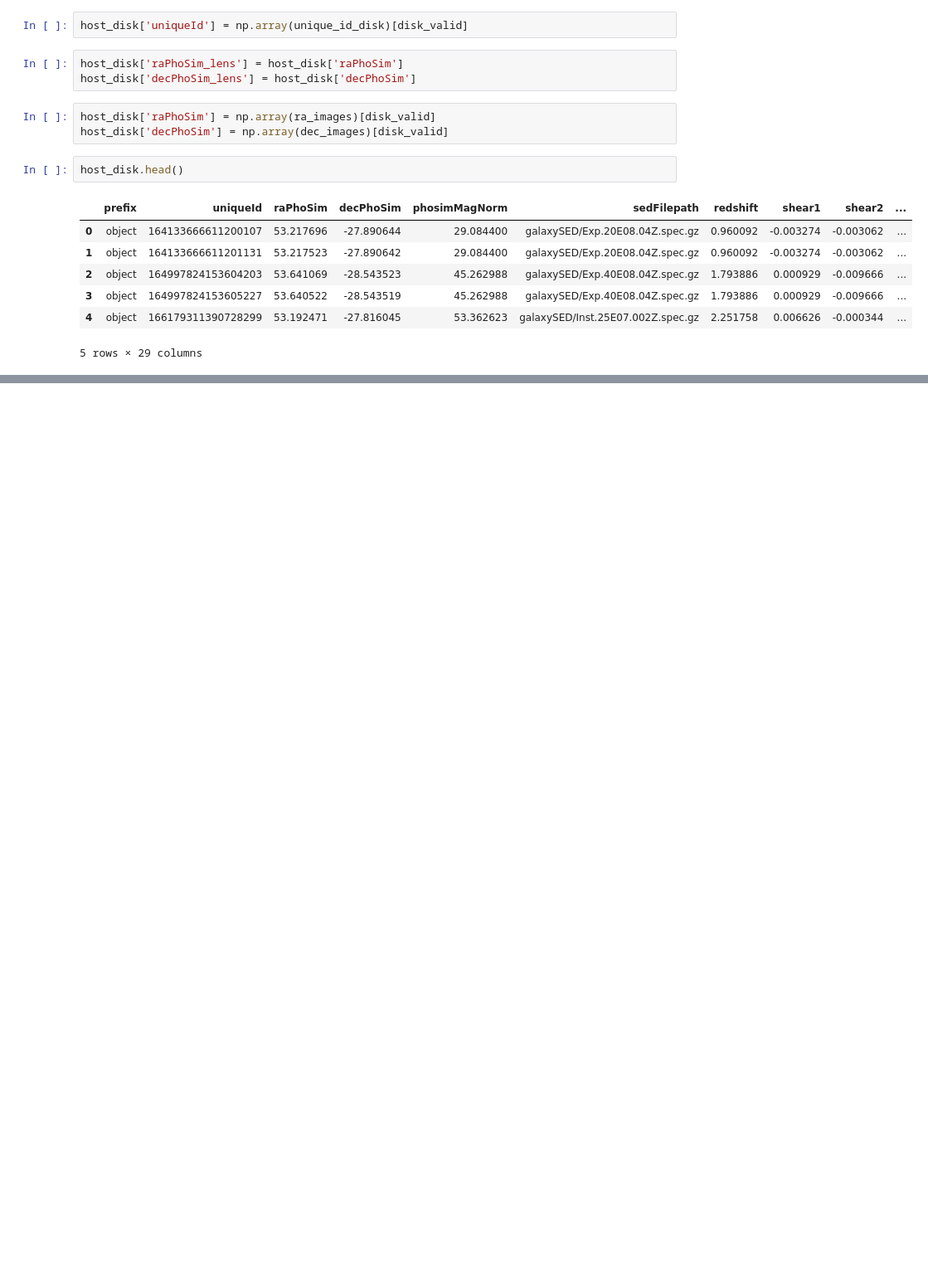
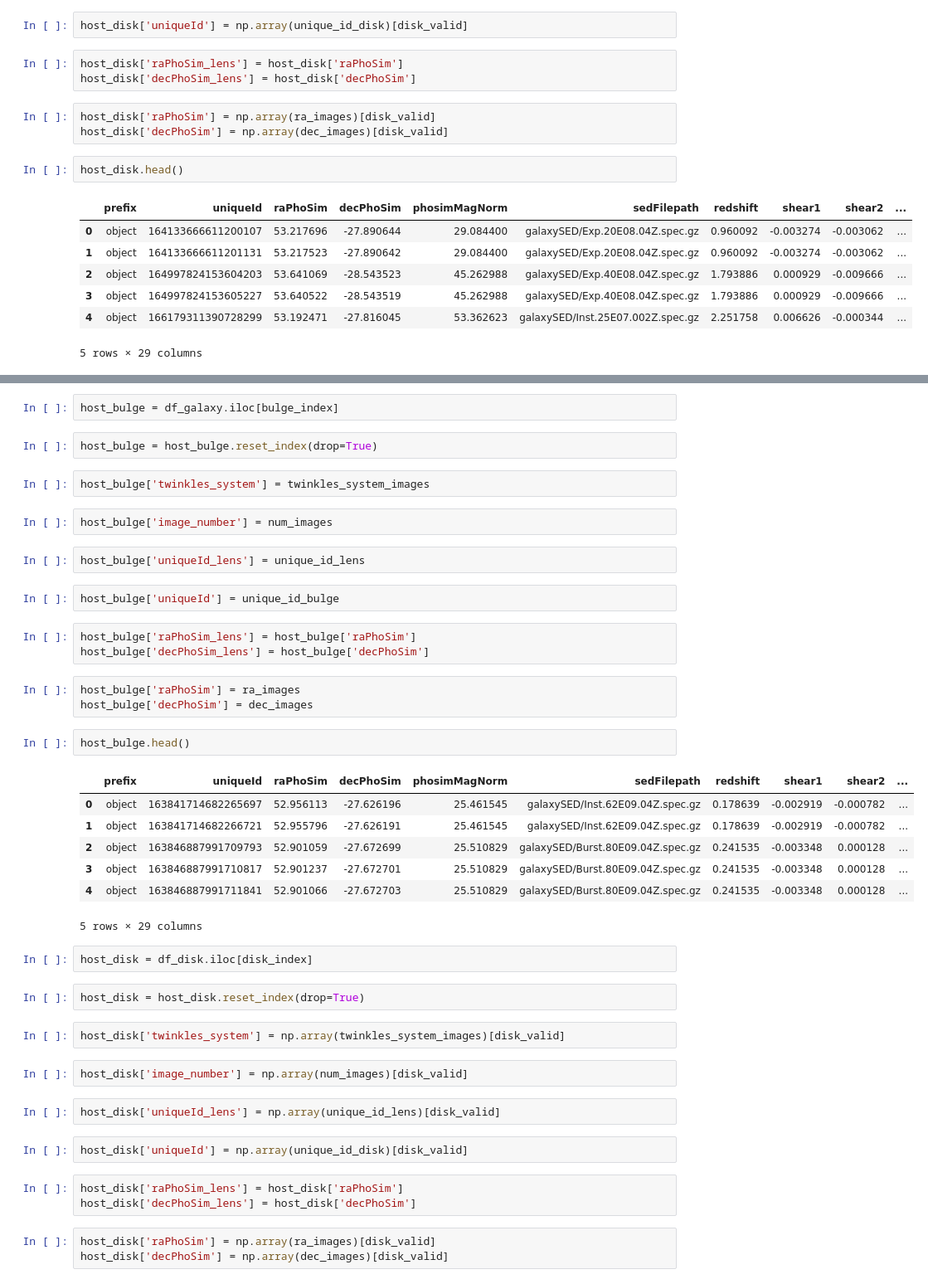
Before and after one commit to LSSTDESC/Twinkles, a Jupyter notebook: examples/notebooks/postage_stamp_generation_inputs.ipynb, the cells around one changed output, grey strips where cells are left out. Shown at 83% size. Cells and saved outputs as stored; diff of their text form; blank space fills up the shorter version.

```diff
--- a/examples/notebooks/postage_stamp_generation_inputs.ipynb
+++ b/examples/notebooks/postage_stamp_generation_inputs.ipynb
@@ -243,0 +331,46 @@ host_disk.to_csv('../../data/dc2_disk_agn_host.csv')
+# %%
+host_bulge = df_galaxy.iloc[bulge_index]
+# %%
+host_bulge = host_bulge.reset_index(drop=True)
+# %%
+host_bulge['twinkles_system'] = twinkles_system_images
+# %%
+host_bulge['image_number'] = num_images
+# %%
+host_bulge['uniqueId_lens'] = unique_id_lens
+# %%
+host_bulge['uniqueId'] = unique_id_bulge
+# %%
+host_bulge['raPhoSim_lens'] = host_bulge['raPhoSim']
+host_bulge['decPhoSim_lens'] = host_bulge['decPhoSim']
+# %%
+host_bulge['raPhoSim'] = ra_images
+host_bulge['decPhoSim'] = dec_images
+# %%
+host_bulge.head()
+# %% [output]
+|  | prefix | uniqueId | raPhoSim | decPhoSim | phosimMagNorm | sedFilepath | redshift | shear1 | shear2 | ... |
+| 0 | object | 163841714682265697 | 52.956113 | -27.626196 | 25.461545 | galaxySED/Inst.62E09.04Z.spec.gz | 0.178639 | -0.002919 | -0.000782 | ... |
+| 1 | object | 163841714682266721 | 52.955796 | -27.626191 | 25.461545 | galaxySED/Inst.62E09.04Z.spec.gz | 0.178639 | -0.002919 | -0.000782 | ... |
+| 2 | object | 163846887991709793 | 52.901059 | -27.672699 | 25.510829 | galaxySED/Burst.80E09.04Z.spec.gz | 0.241535 | -0.003348 | 0.000128 | ... |
+| 3 | object | 163846887991710817 | 52.901237 | -27.672701 | 25.510829 | galaxySED/Burst.80E09.04Z.spec.gz | 0.241535 | -0.003348 | 0.000128 | ... |
+| 4 | object | 163846887991711841 | 52.901066 | -27.672703 | 25.510829 | galaxySED/Burst.80E09.04Z.spec.gz | 0.241535 | -0.003348 | 0.000128 | ... |
+5 rows × 29 columns
+# %%
+host_disk = df_disk.iloc[disk_index]
+# %%
+host_disk = host_disk.reset_index(drop=True)
+# %%
+host_disk['twinkles_system'] = np.array(twinkles_system_images)[disk_valid]
+# %%
+host_disk['image_number'] = np.array(num_images)[disk_valid]
+# %%
+host_disk['uniqueId_lens'] = np.array(unique_id_lens)[disk_valid]
+# %%
+host_disk['uniqueId'] = np.array(unique_id_disk)[disk_valid]
+# %%
+host_disk['raPhoSim_lens'] = host_disk['raPhoSim']
+host_disk['decPhoSim_lens'] = host_disk['decPhoSim']
+# %%
+host_disk['raPhoSim'] = np.array(ra_images)[disk_valid]
+host_disk['decPhoSim'] = np.array(dec_images)[disk_valid]
```
Also changed, not shown: parts of 8 cells of this notebook, 2 other files.
